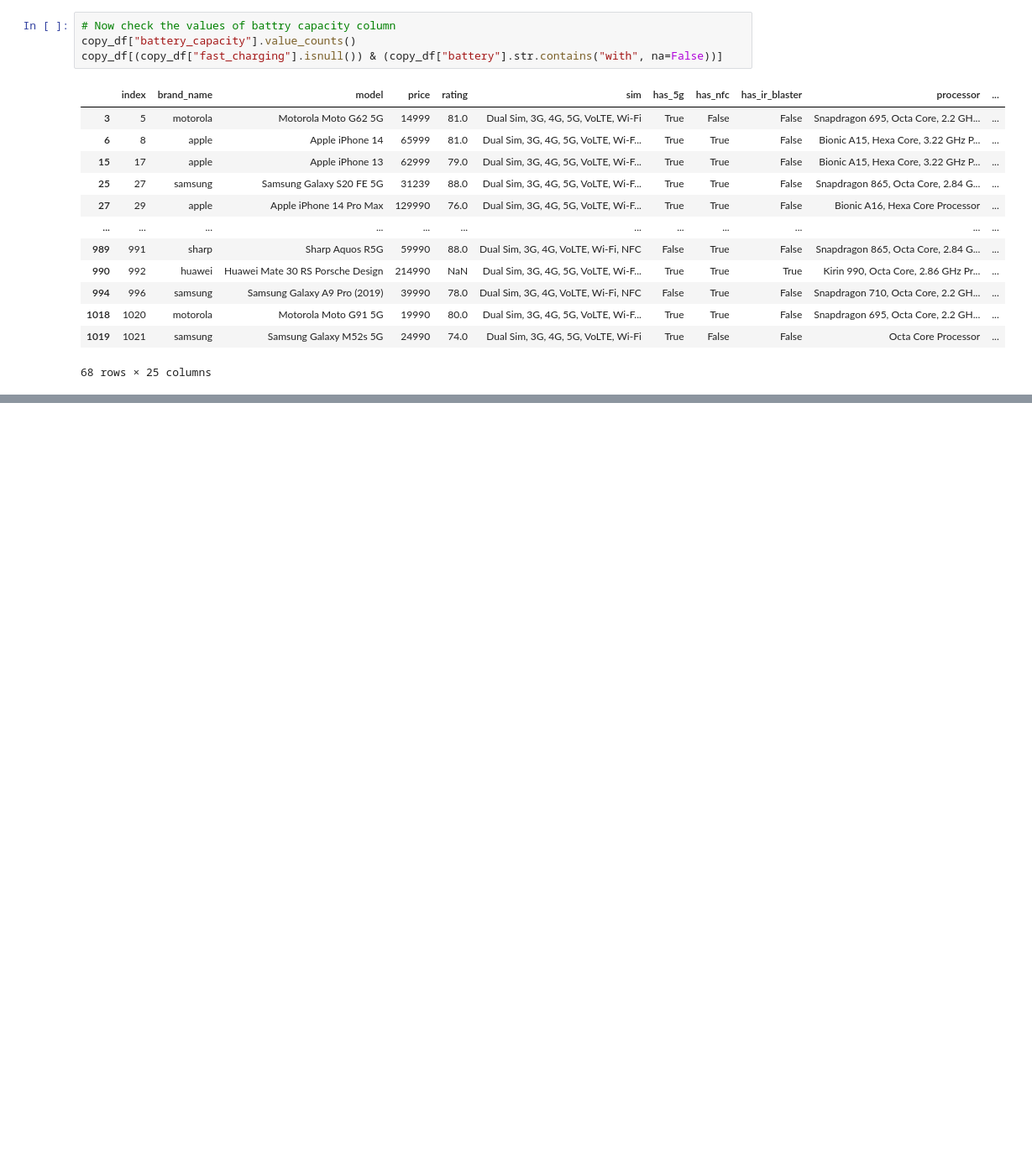
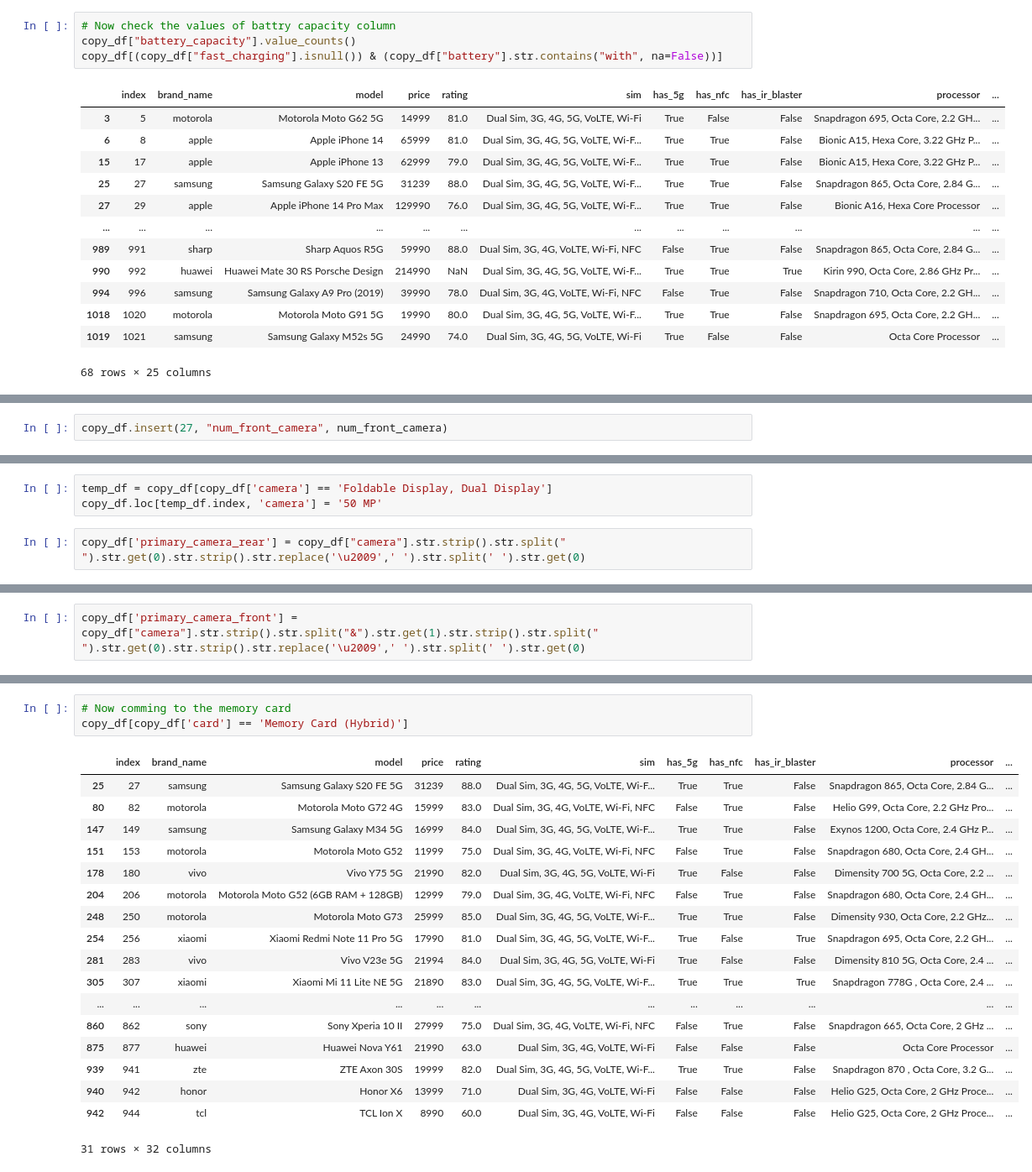
Before and after one commit to MohitMahi1/Smart-Phone-EDA-Analysis, a Jupyter notebook: SmartPhoneCleanData.ipynb, the cells around one changed output, grey strips where cells are left out. Shown at 84% size. Drawn from its saved outputs; the diff is of its cells as text; blank space fills up the shorter version.

```diff
--- a/SmartPhoneCleanData.ipynb
+++ b/SmartPhoneCleanData.ipynb
@@ -1123,0 +1227,2 @@ copy_df[copy_df["battery_capacity"] > 9000]
+# %%
+copy_df.insert(27, "num_front_camera", num_front_camera)
@@ -1123,0 +1248,5 @@ copy_df[copy_df["battery_capacity"] > 9000]
+# %%
+temp_df = copy_df[copy_df['camera'] == 'Foldable Display, Dual Display']
+copy_df.loc[temp_df.index, 'camera'] = '50 MP'
+# %%
+copy_df['primary_camera_rear'] = copy_df["camera"].str.strip().str.split(" ").str.get(0).str.strip().str.replace('\u2009',' ').str.split(' ').str.get(0)
@@ -1123,0 +1259,2 @@ copy_df[copy_df["battery_capacity"] > 9000]
+# %%
+copy_df['primary_camera_front'] = copy_df["camera"].str.strip().str.split("&").str.get(1).str.strip().str.split(" ").str.get(0).str.strip().str.replace('\u2009',' ').str.split(' ').str.get(0)
@@ -1123,0 +1283,22 @@ copy_df[copy_df["battery_capacity"] > 9000]
+# %%
+# Now comming to the memory card
+copy_df[copy_df['card'] == 'Memory Card (Hybrid)']
+# %% [output]
+|  | index | brand_name | model | price | rating | sim | has_5g | has_nfc | has_ir_blaster | processor | ... |
+| 25 | 27 | samsung | Samsung Galaxy S20 FE 5G | 31239 | 88.0 | Dual Sim, 3G, 4G, 5G, VoLTE, Wi-F... | True | True | False | Snapdragon 865, Octa Core, 2.84 G... | ... |
+| 80 | 82 | motorola | Motorola Moto G72 4G | 15999 | 83.0 | Dual Sim, 3G, 4G, VoLTE, Wi-Fi, NFC | False | True | False | Helio G99, Octa Core, 2.2 GHz Pro... | ... |
+| 147 | 149 | samsung | Samsung Galaxy M34 5G | 16999 | 84.0 | Dual Sim, 3G, 4G, 5G, VoLTE, Wi-F... | True | True | False | Exynos 1200, Octa Core, 2.4 GHz P... | ... |
+| 151 | 153 | motorola | Motorola Moto G52 | 11999 | 75.0 | Dual Sim, 3G, 4G, VoLTE, Wi-Fi, NFC | False | True | False | Snapdragon 680, Octa Core, 2.4 GH... | ... |
+| 178 | 180 | vivo | Vivo Y75 5G | 21990 | 82.0 | Dual Sim, 3G, 4G, 5G, VoLTE, Wi-Fi | True | False | False | Dimensity 700 5G, Octa Core, 2.2 ... | ... |
+| 204 | 206 | motorola | Motorola Moto G52 (6GB RAM + 128GB) | 12999 | 79.0 | Dual Sim, 3G, 4G, VoLTE, Wi-Fi, NFC | False | True | False | Snapdragon 680, Octa Core, 2.4 GH... | ... |
+| 248 | 250 | motorola | Motorola Moto G73 | 25999 | 85.0 | Dual Sim, 3G, 4G, 5G, VoLTE, Wi-F... | True | True | False | Dimensity 930, Octa Core, 2.2 GHz... | ... |
+| 254 | 256 | xiaomi | Xiaomi Redmi Note 11 Pro 5G | 17990 | 81.0 | Dual Sim, 3G, 4G, 5G, VoLTE, Wi-F... | True | False | True | Snapdragon 695, Octa Core, 2.2 GH... | ... |
+| 281 | 283 | vivo | Vivo V23e 5G | 21994 | 84.0 | Dual Sim, 3G, 4G, 5G, VoLTE, Wi-Fi | True | False | False | Dimensity 810 5G, Octa Core, 2.4 ... | ... |
+| 305 | 307 | xiaomi | Xiaomi Mi 11 Lite NE 5G | 21890 | 83.0 | Dual Sim, 3G, 4G, 5G, VoLTE, Wi-F... | True | True | True | Snapdragon 778G , Octa Core, 2.4 ... | ... |
+| ... | ... | ... | ... | ... | ... | ... | ... | ... | ... | ... | ... |
+| 860 | 862 | sony | Sony Xperia 10 II | 27999 | 75.0 | Dual Sim, 3G, 4G, VoLTE, Wi-Fi, NFC | False | True | False | Snapdragon 665, Octa Core, 2 GHz ... | ... |
+| 875 | 877 | huawei | Huawei Nova Y61 | 21990 | 63.0 | Dual Sim, 3G, 4G, VoLTE, Wi-Fi | False | False | False | Octa Core Processor | ... |
+| 939 | 941 | zte | ZTE Axon 30S | 19999 | 82.0 | Dual Sim, 3G, 4G, 5G, VoLTE, Wi-F... | True | True | False | Snapdragon 870 , Octa Core, 3.2 G... | ... |
+| 940 | 942 | honor | Honor X6 | 13999 | 71.0 | Dual Sim, 3G, 4G, VoLTE, Wi-Fi | False | False | False | Helio G25, Octa Core, 2 GHz Proce... | ... |
+| 942 | 944 | tcl | TCL Ion X | 8990 | 60.0 | Dual Sim, 3G, 4G, VoLTE, Wi-Fi | False | False | False | Helio G25, Octa Core, 2 GHz Proce... | ... |
+31 rows × 32 columns
```
Also changed, not shown: parts of 30 cells of this notebook, 4 other files.
